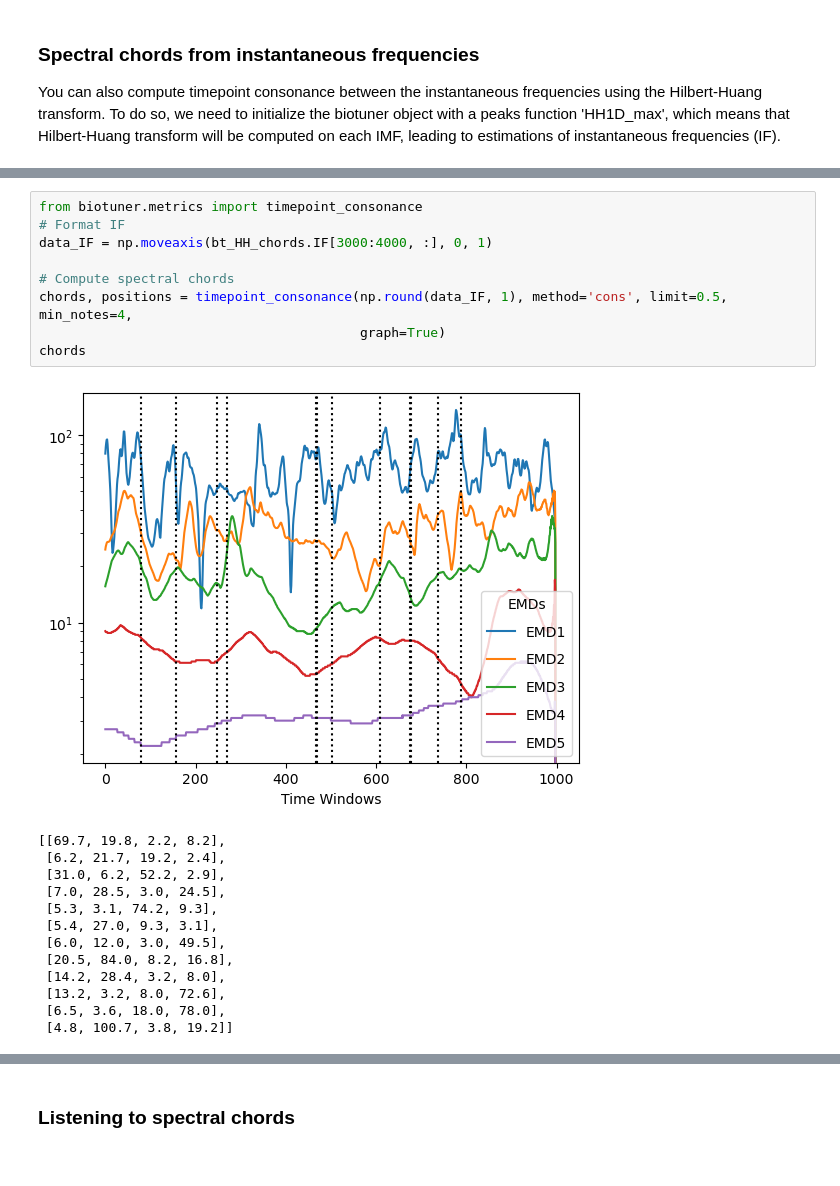
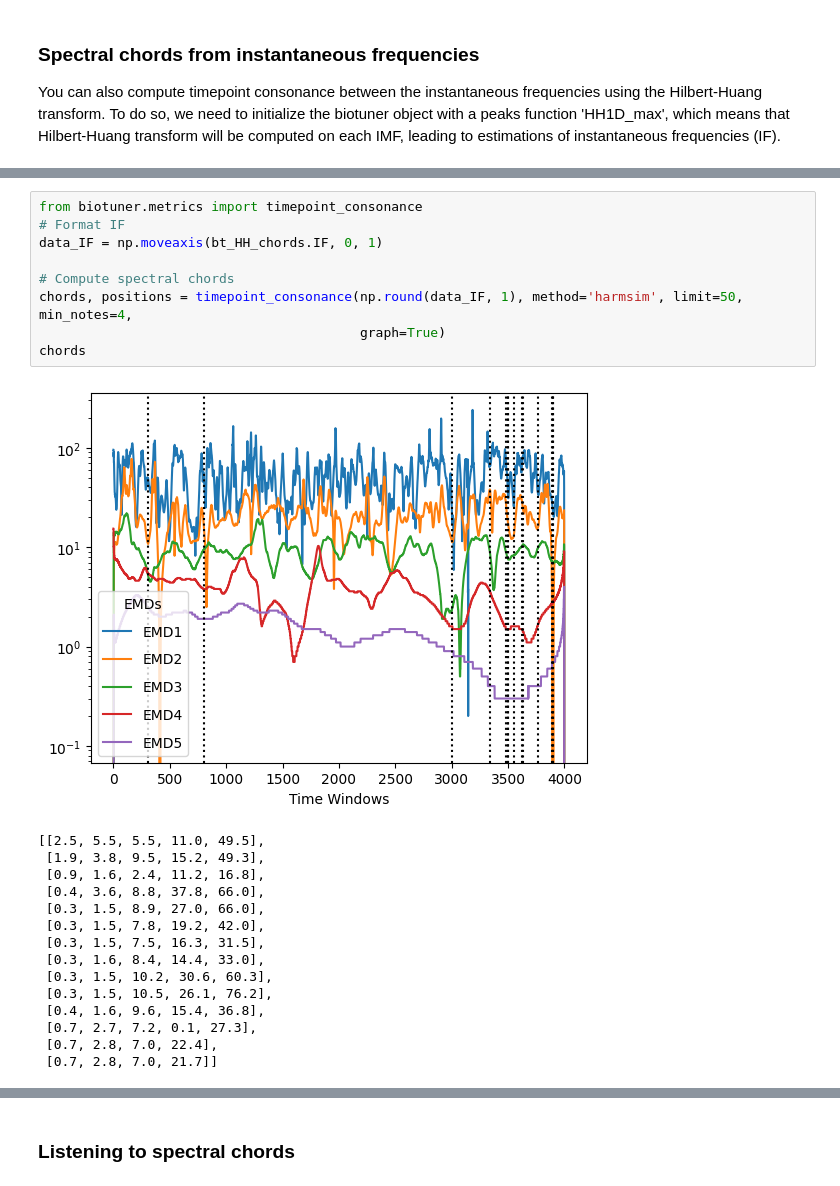
Before and after one commit to AntoineBellemare/biotuner, a Jupyter notebook: examples/spectral_chords.ipynb, the cells around one changed output, grey strips where cells are left out. Drawn from its saved outputs; the diff is of its cells as text.

```diff
--- a/examples/spectral_chords.ipynb
+++ b/examples/spectral_chords.ipynb
@@ -84,24 +71,26 @@ bt_HH_chords.IF.shape
 # %%
 from biotuner.metrics import timepoint_consonance
 # Format IF
-data_IF = np.moveaxis(bt_HH_chords.IF[3000:4000, :], 0, 1)
+data_IF = np.moveaxis(bt_HH_chords.IF, 0, 1)
 
 # Compute spectral chords
-chords, positions = timepoint_consonance(np.round(data_IF, 1), method='cons', limit=0.5, min_notes=4,
+chords, positions = timepoint_consonance(np.round(data_IF, 1), method='harmsim', limit=50, min_notes=4,
                                          graph=True)
 chords
 # %% [output]
-[figure, old version]
+[figure, new version]
-[[69.7, 19.8, 2.2, 8.2],
- [6.2, 21.7, 19.2, 2.4],
- [31.0, 6.2, 52.2, 2.9],
- [7.0, 28.5, 3.0, 24.5],
- [5.3, 3.1, 74.2, 9.3],
- [5.4, 27.0, 9.3, 3.1],
- [6.0, 12.0, 3.0, 49.5],
- [20.5, 84.0, 8.2, 16.8],
- [14.2, 28.4, 3.2, 8.0],
- [13.2, 3.2, 8.0, 72.6],
- [6.5, 3.6, 18.0, 78.0],
- [4.8, 100.7, 3.8, 19.2]]
+[[2.5, 5.5, 5.5, 11.0, 49.5],
+ [1.9, 3.8, 9.5, 15.2, 49.3],
+ [0.9, 1.6, 2.4, 11.2, 16.8],
+ [0.4, 3.6, 8.8, 37.8, 66.0],
+ [0.3, 1.5, 8.9, 27.0, 66.0],
+ [0.3, 1.5, 7.8, 19.2, 42.0],
+ [0.3, 1.5, 7.5, 16.3, 31.5],
+ [0.3, 1.6, 8.4, 14.4, 33.0],
+ [0.3, 1.5, 10.2, 30.6, 60.3],
+ [0.3, 1.5, 10.5, 26.1, 76.2],
+ [0.4, 1.6, 9.6, 15.4, 36.8],
+ [0.7, 2.7, 7.2, 0.1, 27.3],
+ [0.7, 2.8, 7.0, 22.4],
+ [0.7, 2.8, 7.0, 21.7]]
 # %%
```
Also changed, not shown: parts of 14 cells of this notebook, 1 other file.
